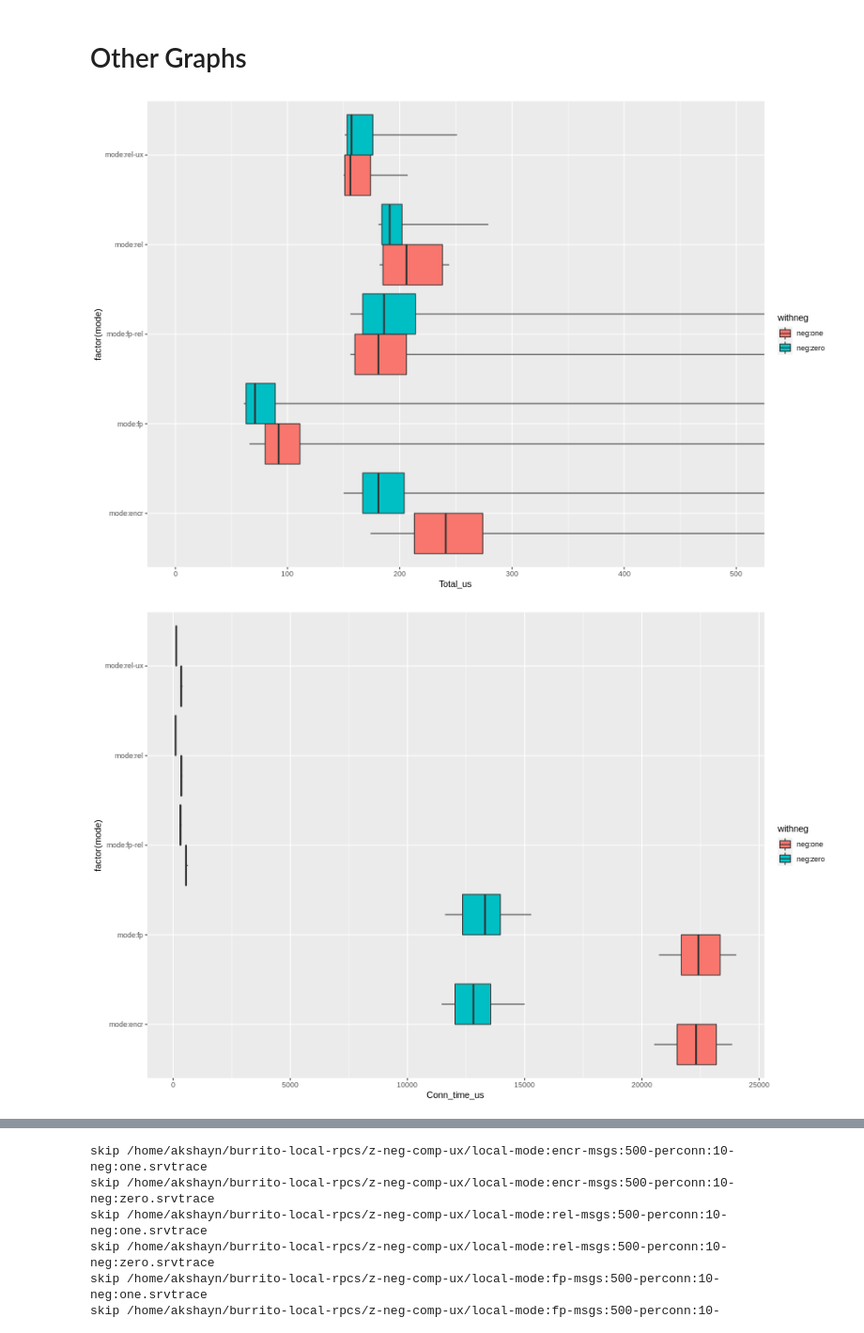
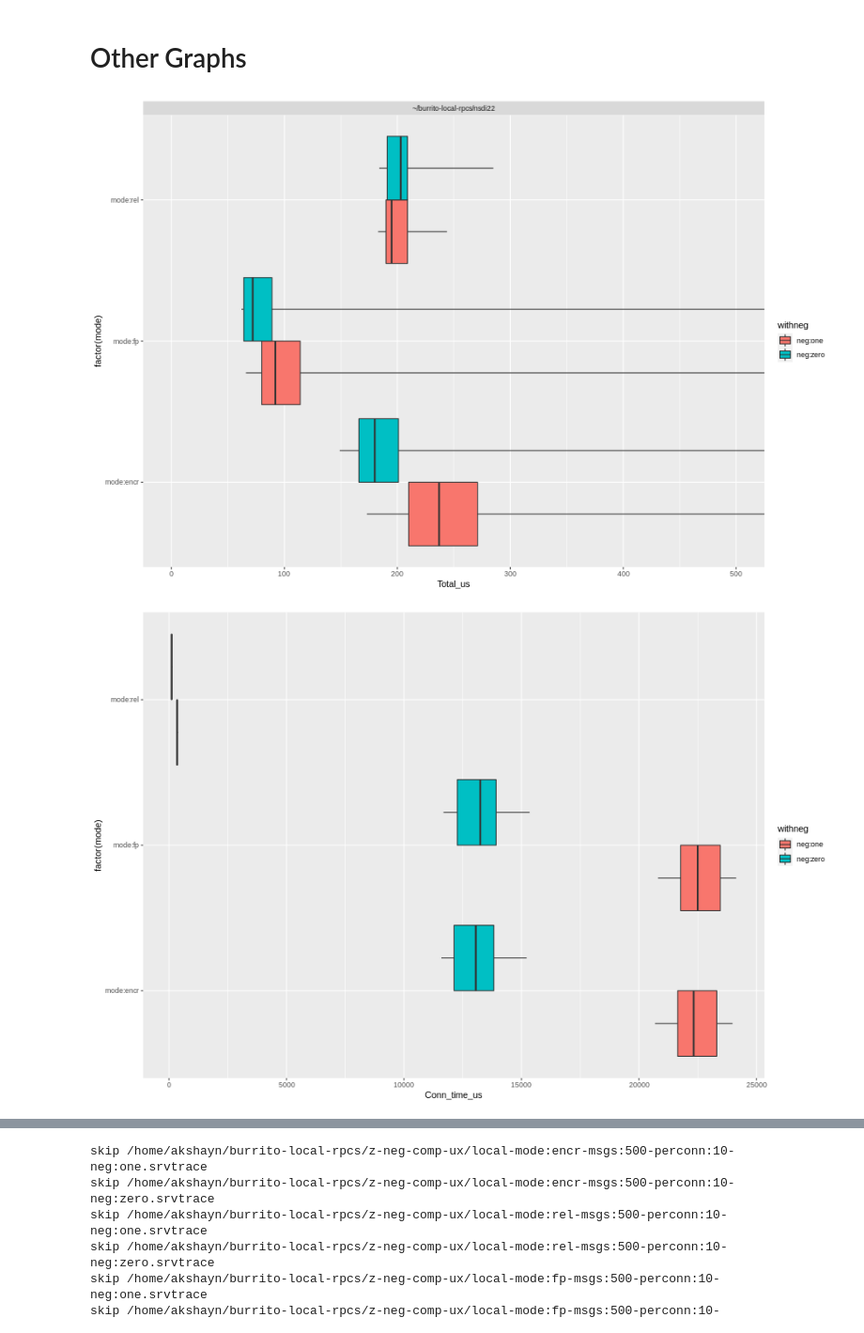
Before and after one commit to akshayknarayan/burrito, a Jupyter notebook: scripts/local-fastpath.ipynb, the cells around one changed output, grey strips where cells are left out. Shown at 94% size. Drawn from its saved outputs; the diff is of its cells as text; code cells hidden in the pictures.

Commit message:
scripts: Update configs on local-fastpath graphs

```diff
--- a/scripts/local-fastpath.ipynb
+++ b/scripts/local-fastpath.ipynb
@@ -55,11 +55,11 @@ import matplotlib.pylab as plt
 plt.rcParams['figure.dpi'] = 200
 # %%
 pos = ['local']
-mode = [f'mode:{m}' for m in ['encr', 'rel', 'rel-ux', 'fp', 'fp-rel']]
-msgs = ['msgs:500']
+mode = [f'mode:{m}' for m in ['encr', 'rel', 'fp']]
+msgs = ['msgs:2000']
 perconn = ['perconn:10']
 neg = [f'neg:{x}' for x in ['one', 'zero']]
-version = ['~/burrito-local-rpcs/z-neg-comp-notrace']
+version = ['~/burrito-local-rpcs/nsdi22']
 # %%
 df = None
 for d in version:
@@ -74,7 +74,7 @@ for d in version:
                         except:
                             print(fn)
                             continue
-                        file_df['reliable'] = d
+                        file_df['exp'] = d
                         file_df['location'] = p
                         file_df['mode'] = m
                         file_df['nummsg'] = nummsg
@@ -107,28 +104,0 @@ df.to_csv("./local-fastpath-data.csv")
-# %%
-%%R -i df -w 900 -h 400
-
-f <- function(x) {
-  r <- quantile(x, probs = c(0.05, 0.25, 0.5, 0.75, 0.95))
-  names(r) <- c("ymin", "lower", "middle", "upper", "ymax")
-  r
-}
-
-norel <- df[df$reliable=="no-rel",]
-ggplot(norel, aes(x=interaction(mode, location), y=Total_us, fill=location)) +
-  stat_summary(fun.data = f, geom="boxplot") +
-  scale_x_discrete(
-      limits=c("mode:fp.local", "mode:encr.local", "mode:rel.local", "mode:fp.remote"),
-      labels=c(
-          "mode:fp.local" = "Local Bertha",
-          "mode:encr.local" = "Local TLS",
-          "mode:rel.local" = "Local UDP",
-          "mode:fp.remote" = "Rack-Local TLS"
-      )
-  ) +
-  xlab("") + ylab("Request Latency") +
-  theme(
-      axis.text.y = element_text(size=16)
-  ) +
-  coord_flip(ylim=c(0,1000))
-#  stat_ecdf() +
-#  scale_colour_discrete(limits=c("mode:fp.local", "mode:rel.local", "mode:encr.local", "mode:fp.remote")) +
@@ -139,19 +107,20 @@ ggplot(norel, aes(x=interaction(mode, location), y=Total_us, fill=location)) +
 # %%
 %%R -i df -w 900 -h 600
 
 library(ggplot2)
 
 f <- function(x) {
   r <- quantile(x, probs = c(0.05, 0.25, 0.5, 0.75, 0.95))
   names(r) <- c("ymin", "lower", "middle", "upper", "ymax")
   r
 }
 
 ggplot(df, aes(x=factor(mode), y=Total_us, fill=withneg)) +
   stat_summary(fun.data = f, geom="boxplot", position="dodge") +
+  facet_wrap(~exp) +
   coord_flip(ylim=c(0,500))
 # %% [output]
-[figure, old version]
+[figure, new version]
 # %%
 %%R -i df -w 900 -h 600
 
@@ -165,7 +134,7 @@ ggplot(df, aes(x=factor(mode), y=Conn_time_us, fill=withneg)) +
   stat_summary(fun.data = f, geom="boxplot", position="dodge") +
   coord_flip()
 # %% [output]
-[figure, old version]
+[figure, new version]
 # %%
 def parse_trace(fn):
     with open(fn) as f:
```
Also changed, not shown: parts of 6 cells of this notebook.
